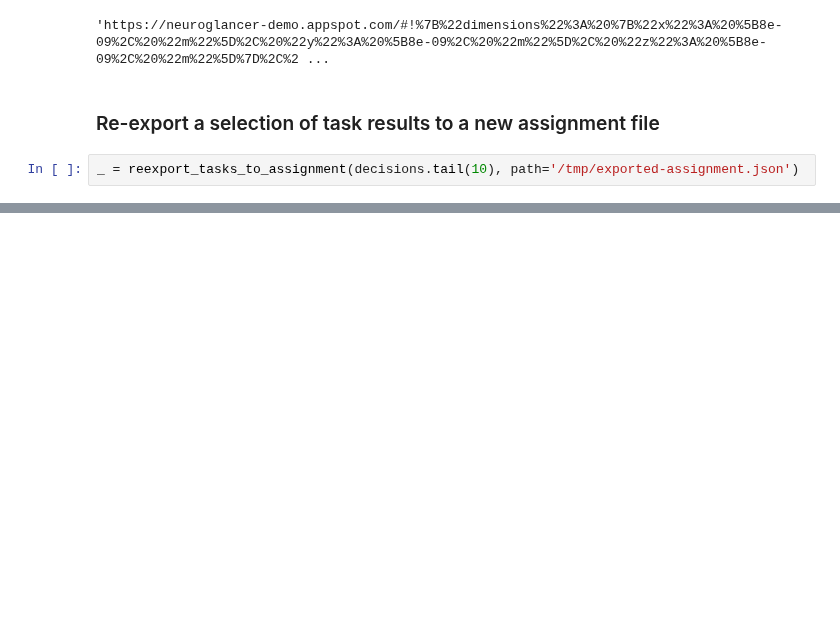
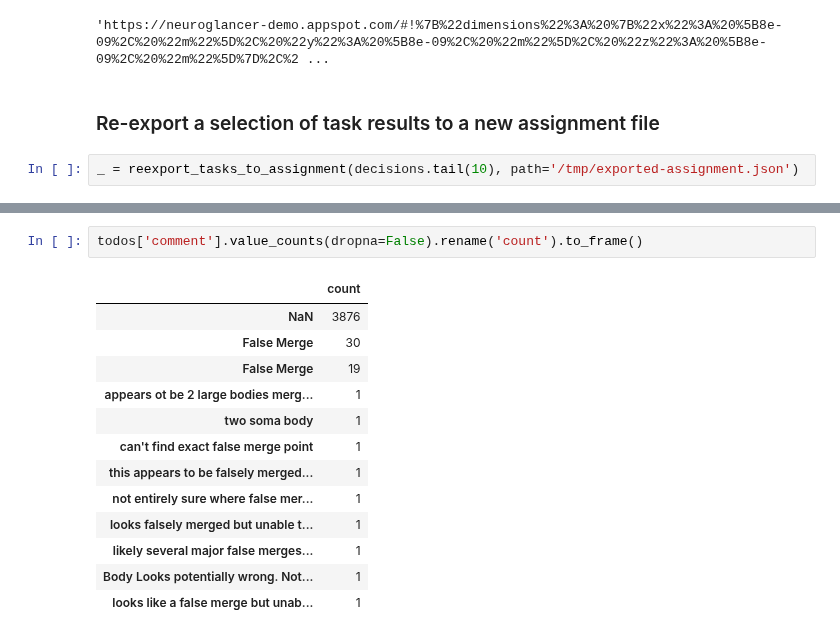
Before and after one commit to janelia-flyem/neuclease, a Jupyter notebook: notebooks/focused-decision-analysis.ipynb, the cells around one changed output, grey strips where cells are left out. Drawn from its saved outputs; the diff is of its cells as text; blank space fills up the shorter version.

```diff
--- a/notebooks/focused-decision-analysis.ipynb
+++ b/notebooks/focused-decision-analysis.ipynb
@@ -247,0 +388,16 @@ _ = reexport_tasks_to_assignment(decisions.tail(10), path='/tmp/exported-assignm
+# %%
+todos['comment'].value_counts(dropna=False).rename('count').to_frame()
+# %% [output]
+|  | count |
+| NaN | 3876 |
+| False Merge | 30 |
+| False Merge | 19 |
+| appears ot be 2 large bodies merg... | 1 |
+| two soma body | 1 |
+| can't find exact false merge point | 1 |
+| this appears to be falsely merged... | 1 |
+| not entirely sure where false mer... | 1 |
+| looks falsely merged but unable t... | 1 |
+| likely several major false merges... | 1 |
+| Body Looks potentially wrong. Not... | 1 |
+| looks like a false merge but unab... | 1 |
```
Also changed, not shown: parts of 22 cells of this notebook.
